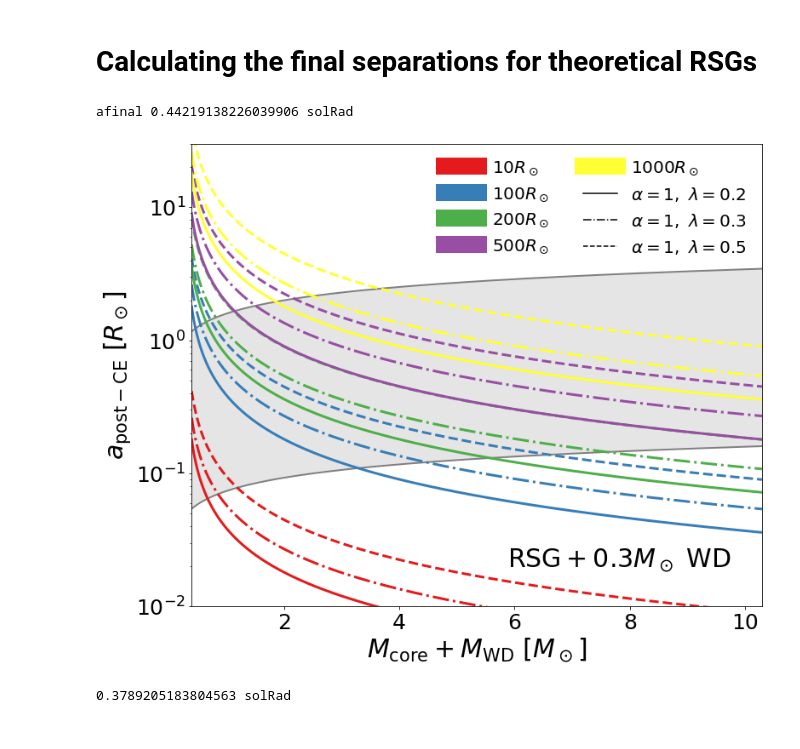
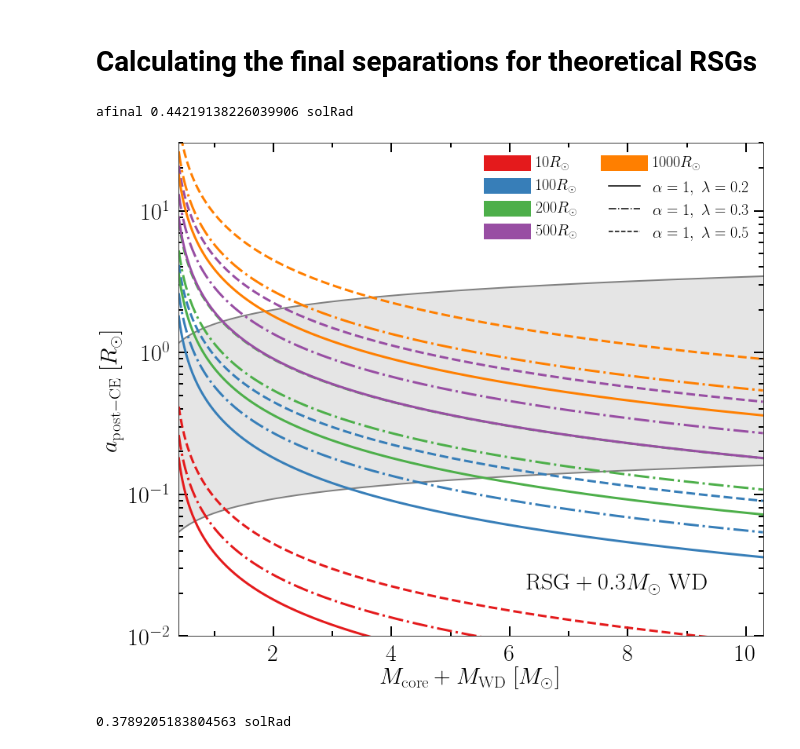
Before and after one commit to tcallister/LISA-and-CE-Evolution, a Jupyter notebook: CEinLISA.ipynb, the cells around one changed output. Drawn from its saved outputs; the diff is of its cells as text; code cells hidden in the pictures.

```diff
--- a/CEinLISA.ipynb
+++ b/CEinLISA.ipynb
@@ -104,7 +108,8 @@ print(Porb)
 # %%
 def lambda_dewi():
 # %%
-rainbow = plt.cm.Set1(np.linspace(0,1,8) ) #3rd num is the number of colours
+rainbow = plt.cm.Set1(np.linspace(0,1,10) ) #3rd num is the number of colours
+
 
 def Rrl(a, m1, m2):
     #RL1 for q = m1/m2
@@ -156,6 +161,7 @@ def plot_afinal_Mgw(companion_mass = 0.3):
     a_enters = np.append(a_enters, 500)
     a_enters = np.sort(a_enters)
     for i, a in enumerate(a_enters):
+        # print(a)
         afinals = afinal(Mdcore = core_masses, Mdenv = donor_envelope_masses, Mcomp= companion_mass, a_ent= a*u.Rsun, alpha=1., Lambda=0.2)
         plt.plot(masses, afinals, # label = 'afinal, aent = '+str(a),
                  lw=3,c = rainbow[i] )
@@ -165,35 +171,44 @@ def plot_afinal_Mgw(companion_mass = 0.3):
         afinals = afinal(Mdcore = core_masses, Mdenv = donor_envelope_masses, Mcomp= companion_mass, a_ent= a*u.Rsun, alpha=1., Lambda=0.5)
         plt.plot(masses, afinals, # label = 'afinal, aent = '+str(a),
                  ls='--',lw=3, c = rainbow[i] )
 
+    # for legend
     for i, a in enumerate(a_enters):
         ax.plot(np.nan, np.nan, ls='-', lw=20, label=r"%.0f"%float(a)+"$R_\odot$", c= rainbow[i])
     ax.plot(np.nan, np.nan, ls='-', c='k',label=r"$\alpha=1,\ \lambda=0.2$")
     ax.plot(np.nan, np.nan, ls='-.',c='k', label=r"$\alpha=1,\ \lambda=0.3$")
     ax.plot(np.nan, np.nan, ls='--',c='k', label=r"$\alpha=1,\ \lambda=0.5$")
 
     ax.fill_between(masses, aLISAexit(masses), aLISA(masses), facecolor='#808080',  alpha=0.2, zorder=0)
     plt.plot(masses, aLISA(masses), c = '#808080', lw=2, ls='-',  zorder=0) # label = 'aLISA enter',
     plt.plot(masses, aLISAexit(masses), c = '#808080',lw=2, linestyle='-',  zorder=0) # label = 'aLISA exit',
 
     plt.text(0.75, 0.1, r'$\mathrm{RSG} + '+str(companion_mass.value)+r'M_\odot \ \mathrm{WD}$', fontsize = 30, horizontalalignment='center', verticalalignment='center', transform=ax.transAxes)
 
     l = ax.legend(fontsize = 20, loc = 'upper right', ncol=2)
     l.draw_frame(False)
     plt.xlabel(r'$M_\mathrm{core} + M_\mathrm{ WD}\ [M_\odot]$',size = 30)
     plt.ylabel(r'$a_\mathrm{post-CE}\ [R_\odot]$',size = 30)
     plt.tick_params(axis='both', which='major', labelsize=25) #right side
     plt.yscale('log')
-    # plt.savefig(proj_dir+'/a_Mcore_Mwd'+str(companion_mass.value).replace('.', 'd')+'.png', bbox_inches='tight')
+    plt.savefig('many_lambdas'+str(companion_mass.value).replace('.', 'd')+'.pdf', bbox_inches='tight')
+    ax.tick_params(axis='both', which='major', width=2, top="on", right="on", length=12, pad=10, labelsize=30, direction='in')
+    ax.tick_params(axis='both', which='minor', width=2, top="on", right="on", length=6, pad=10, direction='in')
+    ax.xaxis.set_major_locator(MultipleLocator(2))
+    ax.xaxis.set_minor_locator(MultipleLocator(1))
+    # ax.yaxis.set_major_locator(MultipleLocator(5))
+    # ax.yaxis.set_minor_locator(MultipleLocator(1))
+
     ax.set_ylim(1e-2,30)
     ax.set_xlim(min(masses.value), max(masses.value))
+    plt.tight_layout()
     plt.show()
 
 
 plot_afinal_Mgw(companion_mass = 0.3)
 # %% [output]
 afinal 0.44219138226039906 solRad
-[figure, old version]
+[figure, new version]
 # %%
 print(Rrl(a = 1*u.Rsun, m1 = 0.5 *u.Msun, m2= 0.5 *u.Msun))
 # %% [output]
```
Also changed, not shown: parts of 1 cell of this notebook.
